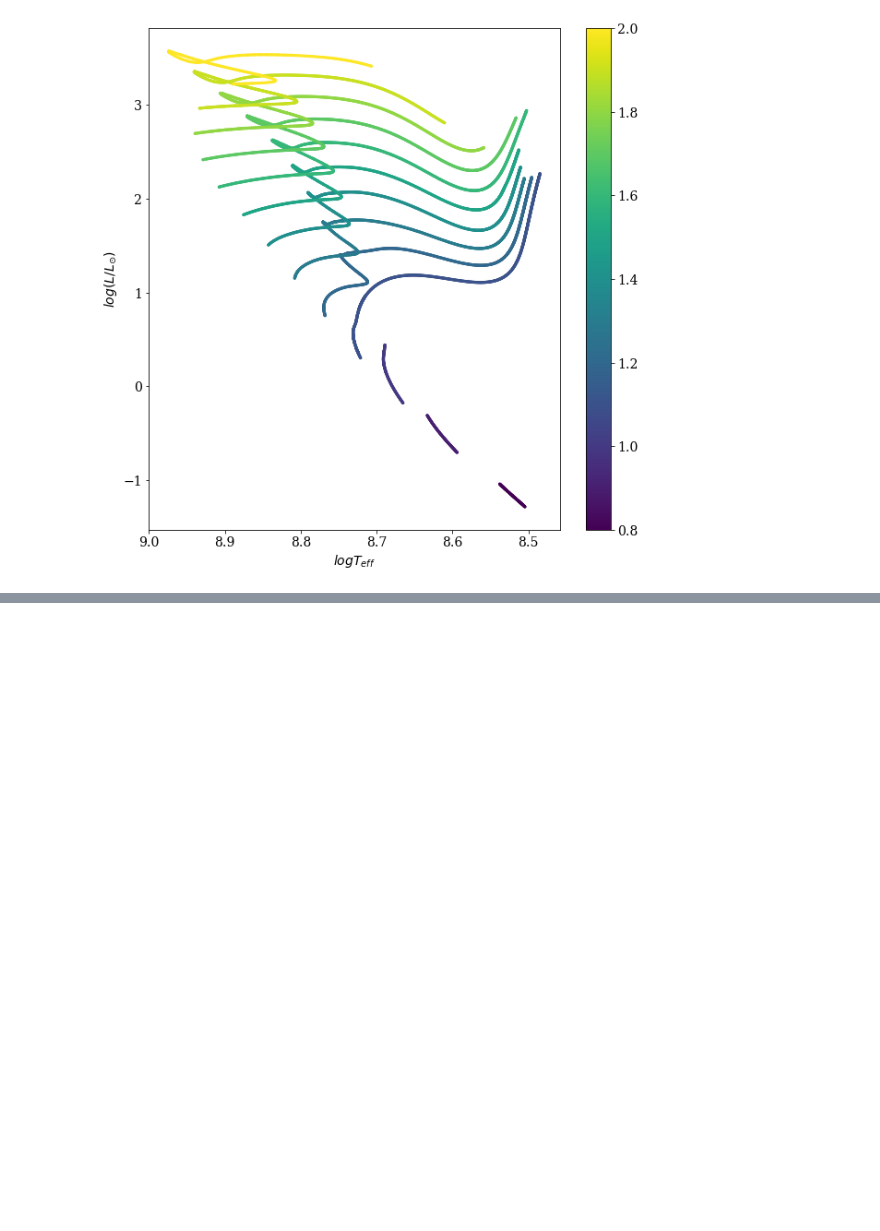
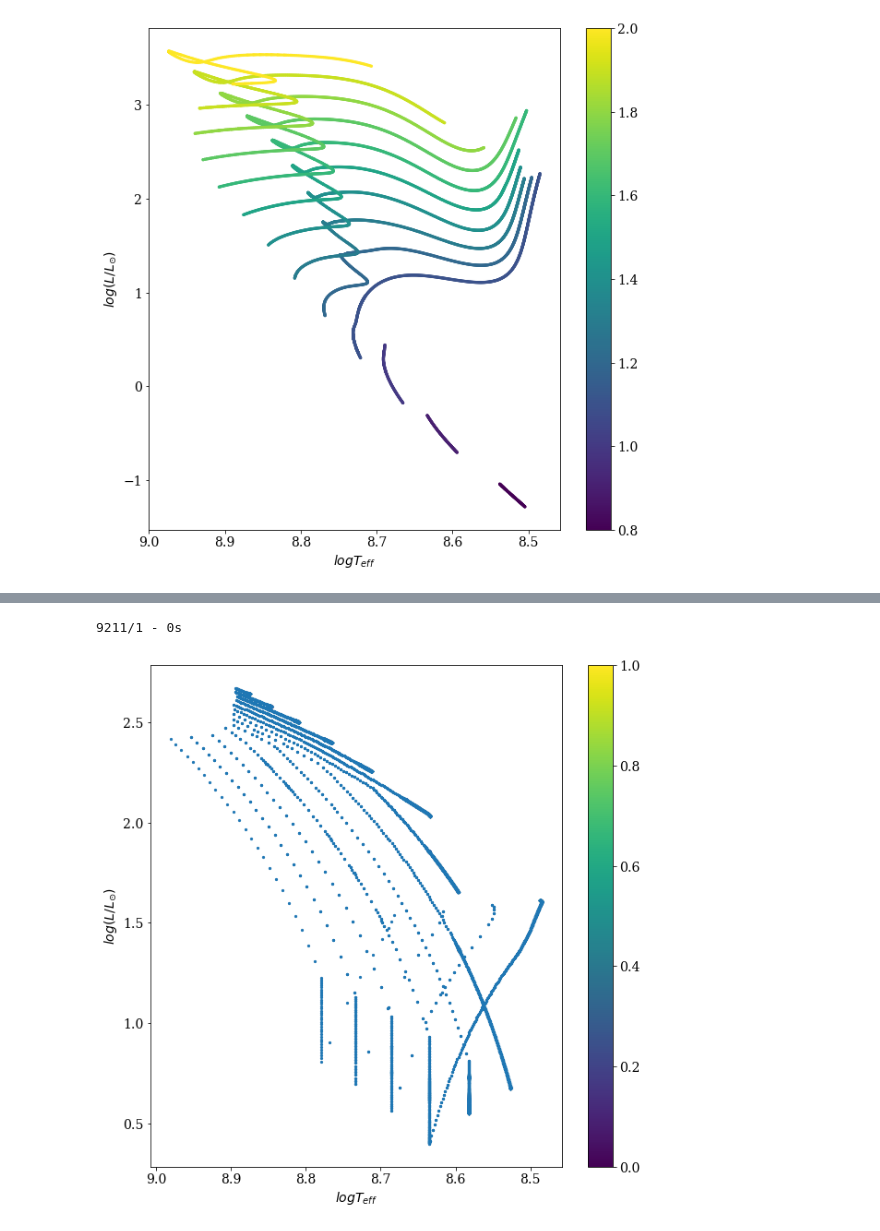
Before and after one commit to Harry-Westwood/Y4-Project-InterNeuralStellar, a Jupyter notebook: Hin's_files/grid01.ipynb, the cells around one changed output, grey strips where cells are left out. Saved outputs shown, nothing was run; the diff lists cells and outputs as text; code cells hidden in the pictures; blank space fills up the shorter version.

```diff
--- a/Hin's_files/grid01.ipynb
+++ b/Hin's_files/grid01.ipynb
@@ -64,0 +231,12 @@ False
+# %%
+plot_tracks=m1.predict(np.array(x_in).T,verbose=2).T
+fig, ax=plt.subplots(1,1,figsize=[10,10])
+s1=ax.scatter(np.log(plot_tracks[1]),np.log(plot_tracks[0]),s=5)
+ax.set_xlim(ax.get_xlim()[::-1])
+ax.set_ylabel(r'$log(L/L_{\odot})$')
+ax.set_xlabel(r'$log T_{eff}$')
+fig.colorbar(s1)
+plt.show()
+# %% [output]
+9211/1 - 0s
+[figure, added]
```
Also changed, not shown: parts of 5 cells of this notebook.
